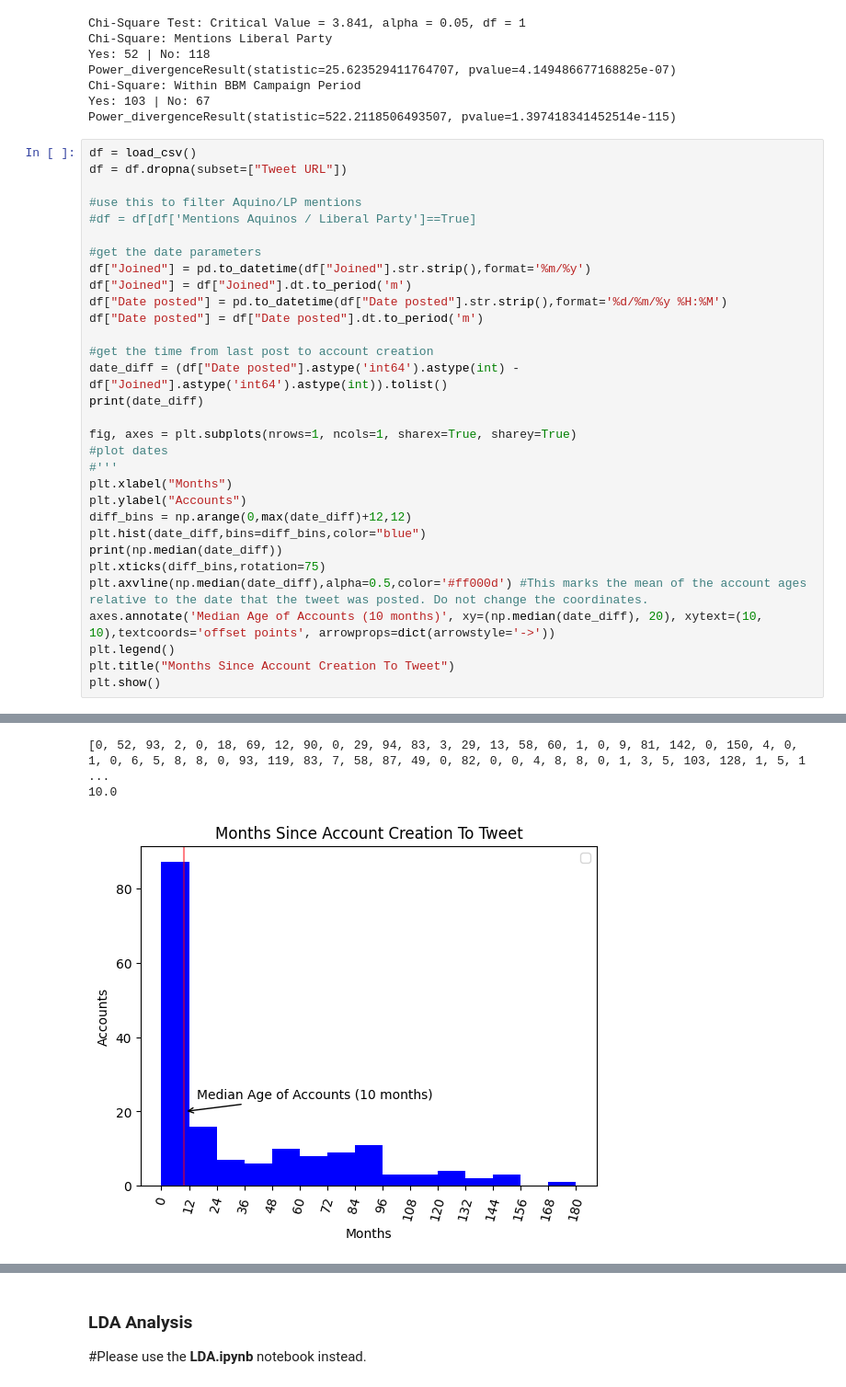
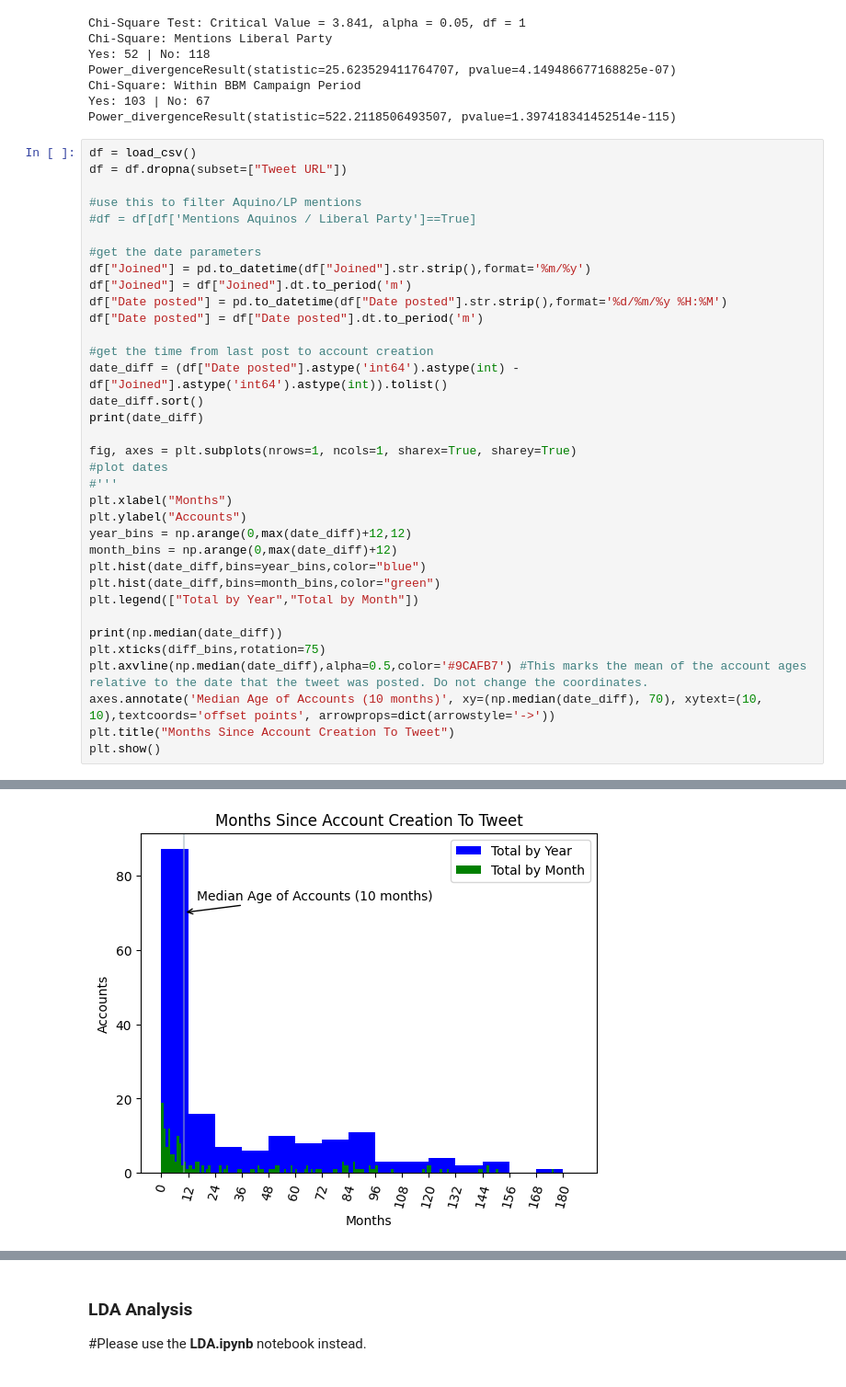
Before and after one commit to jbatoast/Group-57, a Jupyter notebook: project/Data_Exploration.ipynb, the cells around one changed output, grey strips where cells are left out. Shown: that part at 92% size. Drawn from its saved outputs; the diff is of its cells as text.

```diff
--- a/project/Data_Exploration.ipynb
+++ b/project/Data_Exploration.ipynb
@@ -99,6 +99,7 @@ df["Date posted"] = df["Date posted"].dt.to_period('m')
 
 #get the time from last post to account creation
 date_diff = (df["Date posted"].astype('int64').astype(int) - df["Joined"].astype('int64').astype(int)).tolist()
+date_diff.sort()
 print(date_diff)
 
 fig, axes = plt.subplots(nrows=1, ncols=1, sharex=True, sharey=True)
@@ -106,13 +107,16 @@ fig, axes = plt.subplots(nrows=1, ncols=1, sharex=True, sharey=True)
 #'''
 plt.xlabel("Months")
 plt.ylabel("Accounts")
-diff_bins = np.arange(0,max(date_diff)+12,12)
-plt.hist(date_diff,bins=diff_bins,color="blue")
+year_bins = np.arange(0,max(date_diff)+12,12)
+month_bins = np.arange(0,max(date_diff)+12)
+plt.hist(date_diff,bins=year_bins,color="blue")
+plt.hist(date_diff,bins=month_bins,color="green")
+plt.legend(["Total by Year","Total by Month"])
+
 print(np.median(date_diff))
 plt.xticks(diff_bins,rotation=75)
-plt.axvline(np.median(date_diff),alpha=0.5,color='#ff000d') #This marks the mean of the account ages relative to the date that the tweet was posted. Do not change the coordinates.
-axes.annotate('Median Age of Accounts (10 months)', xy=(np.median(date_diff), 20), xytext=(10, 10),textcoords='offset points', arrowprops=dict(arrowstyle='->'))
-plt.legend()
+plt.axvline(np.median(date_diff),alpha=0.5,color='#9CAFB7') #This marks the mean of the account ages relative to the date that the tweet was posted. Do not change the coordinates.
+axes.annotate('Median Age of Accounts (10 months)', xy=(np.median(date_diff), 70), xytext=(10, 10),textcoords='offset points', arrowprops=dict(arrowstyle='->'))
 plt.title("Months Since Account Creation To Tweet")
 plt.show()
 # %% [output]
@@ -120,3 +125 @@ No artists with labels found to put in legend.  Note that artists whose label st
-[0, 52, 93, 2, 0, 18, 69, 12, 90, 0, 29, 94, 83, 3, 29, 13, 58, 60, 1, 0, 9, 81, 142, 0, 150, 4, 0, 1, 0, 6, 5, 8, 8, 0, 93, 119, 83, 7, 58, 87, 49, 0, 82, 0, 0, 4, 8, 8, 0, 1, 3, 5, 103, 128, 1, 5, 1 ...
-10.0
-[figure, old version]
+[figure, new version]
```
Also changed, not shown: parts of 5 cells of this notebook, 3 other files.
